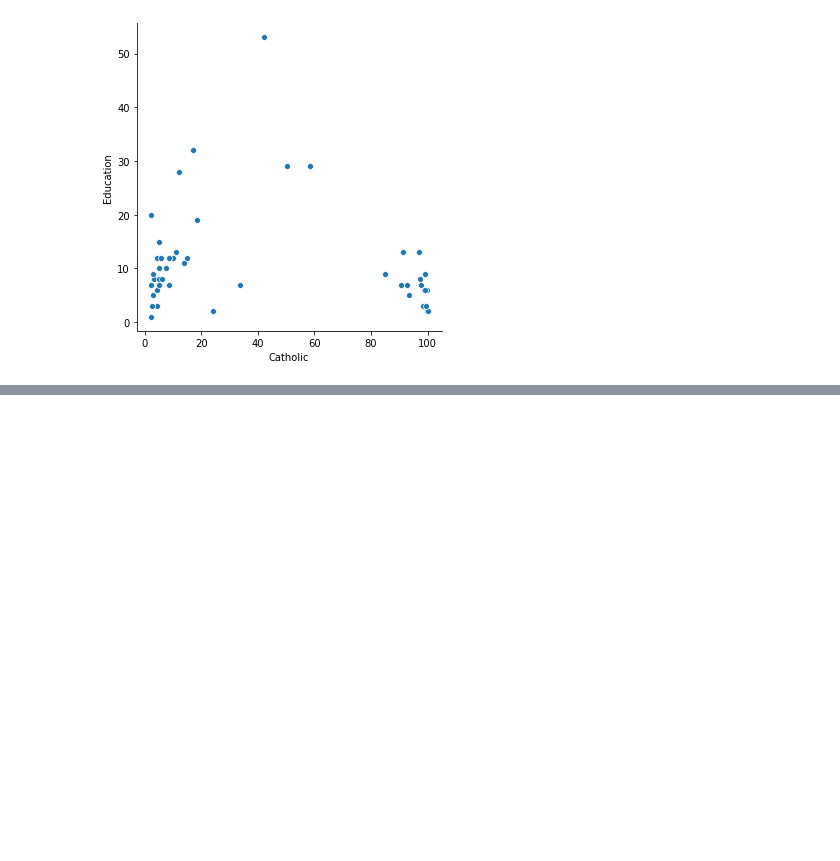
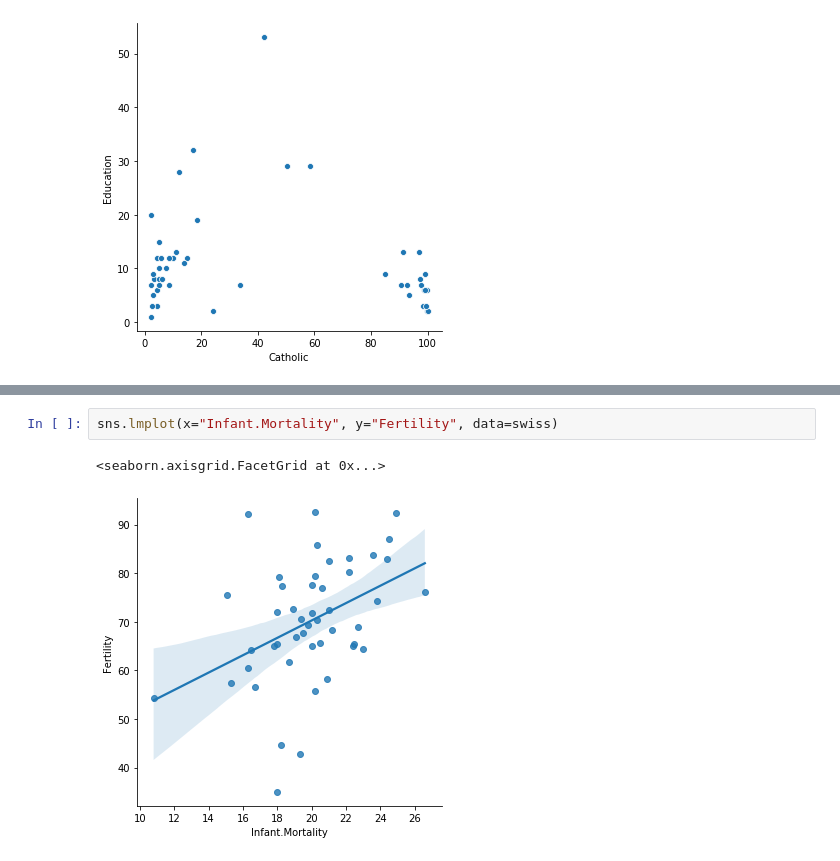
Before and after one commit to AI-Gomez/numpy-pandas-visualization-exercises, a Jupyter notebook: seaborn_exercises.ipynb, the cells around one changed output, grey strips where cells are left out. Drawn from its saved outputs; the diff is of its cells as text; blank space fills up the shorter version.

```diff
--- a/seaborn_exercises.ipynb
+++ b/seaborn_exercises.ipynb
@@ -207,0 +226,5 @@ sns.relplot(x="Catholic", y="Fertility", data=swiss)
+# %%
+sns.lmplot(x="Infant.Mortality", y="Fertility", data=swiss)
+# %% [output]
+<seaborn.axisgrid.FacetGrid at 0x...>
+[figure, added]
```
Also changed, not shown: parts of 12 cells of this notebook.
